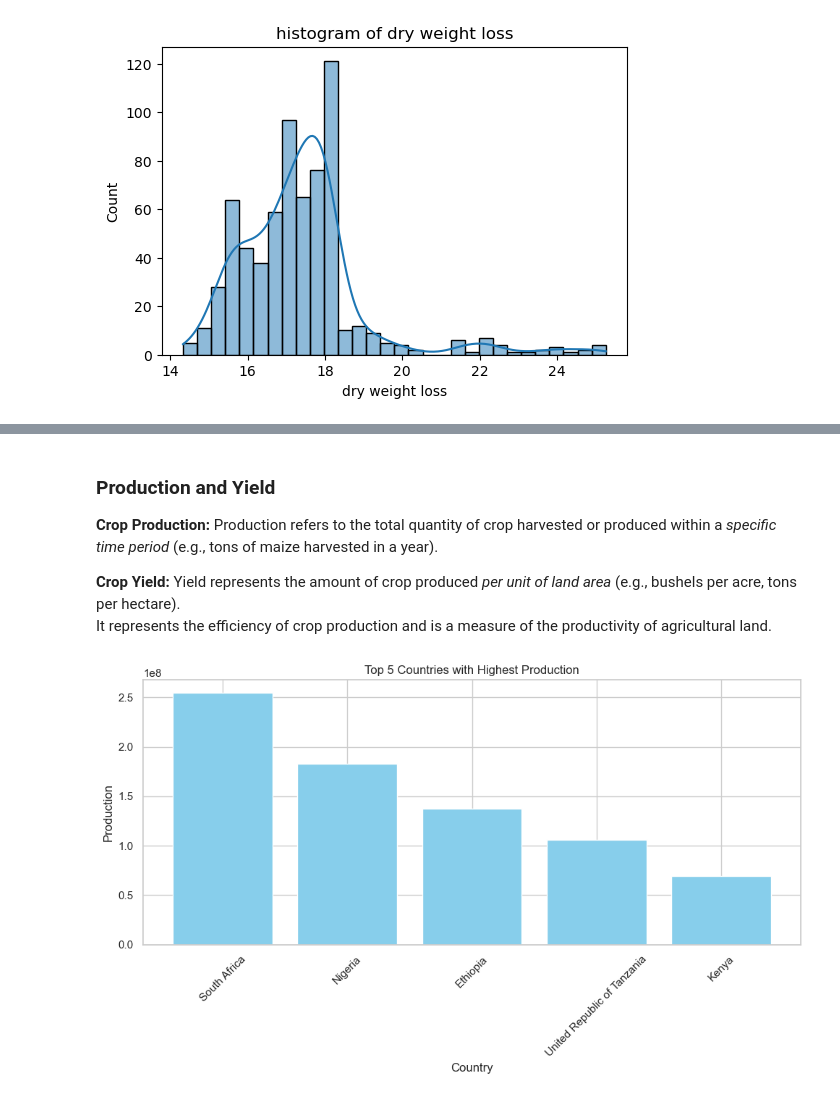
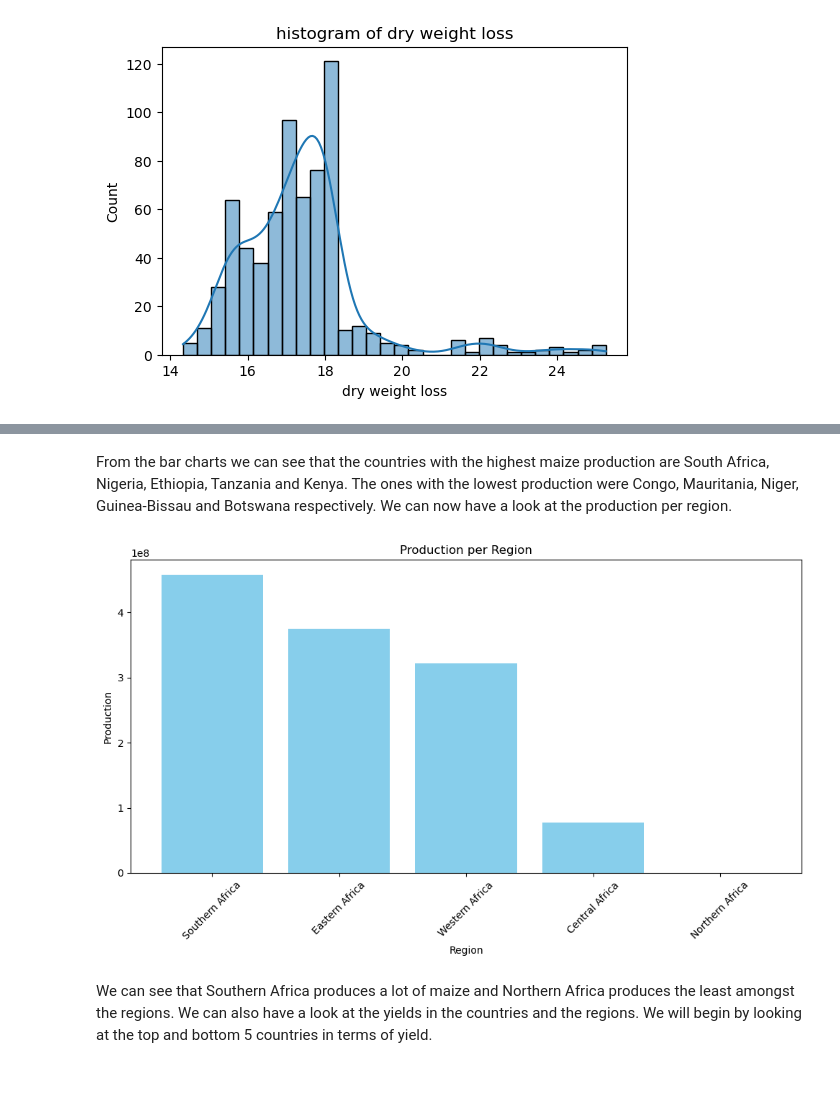
Before and after one commit to Kelvin-Rotich824/Phase_5_Capstone_Project, a Jupyter notebook: Untitled.ipynb, the cells around one changed output, grey strips where cells are left out. Drawn from its saved outputs; the diff is of its cells as text; code cells hidden in the pictures.

```diff
--- a/Untitled.ipynb
+++ b/Untitled.ipynb
@@ -16,0 +116,8 @@ df8 = pd.read_csv("Yield.csv")
+# %%
+# Merging df1 with df4
+data = data.merge(df4,left_on=['country','year'],right_on=['country','year'], how="inner")
+data = data.drop(["Unnamed: 0"],axis = 1)
+# %%
+# Merging df1 with df5
+data = data.merge(df5,left_on=['country','year'],right_on=['country','year'], how="inner")
+data = data.drop(["Unnamed: 0.1", "Unnamed: 0"],axis = 1)
@@ -16,0 +136,4 @@ df8 = pd.read_csv("Yield.csv")
+# %%
+# Merging df1 with df2 which has the target variable
+data = data.merge(df2,left_on=['country','year'],right_on=['country','year'], how="inner")
+data= data.drop(["Unnamed: 0","Unnamed: 0.1","Unnamed: 0.1.1","Unnamed: 0.2"],axis = 1)
@@ -32,5 +153,0 @@ df1.head()
-# %%
-data = df1.merge(df4,left_on=['country','year'],right_on=['country','year'], how="inner")
-data= data.drop(["Unnamed: 0"],axis = 1)
-print(data.shape)
-data.head(10)
@@ -596,36 +672,30 @@ plt.show()
-# %% [markdown]
-### Production and Yield
-
-**Crop Production:** Production refers to the total quantity of crop harvested or produced within a *specific time period* (e.g., tons of maize harvested in a year).<br>
-
-**Crop Yield:** Yield represents the amount of crop produced *per unit of land area* (e.g., bushels per acre, tons per hectare).<br>
-It represents the efficiency of crop production and is a measure of the productivity of agricultural land.<br>
+# %% [markdown]
+From the bar charts we can see that the countries with the highest maize production are South Africa, Nigeria, Ethiopia, Tanzania and Kenya. The ones with the lowest production were Congo, Mauritania, Niger, Guinea-Bissau and Botswana respectively. We can now have a look at the production per region.
 # %%
-### Top 5 countries with highest production
+### Production per Region
 
-# Extracting 'country' and 'Production' columns
-country_production = data[['country', 'Production']]
+# Extracting 'Region' and 'Production' columns
+region_production = data[['Region', 'Production']]
 
-# Grouping by country and summing the production for each country
-country_production_sum = country_production.groupby('country').sum()
+# Grouping by region and summing the production for each country
+region_production_sum = region_production.groupby('Region').sum()
 
-# Sorting the countries by production in descending order
-country_production_sorted = country_production_sum.sort_values(by='Production', ascending=False)
-
-# Selecting the top 5 countries with the highest production
-top_countries = country_production_sorted.head(5)
+# Sorting the regions by production in descending order
+region_production_sorted = region_production_sum.sort_values(by='Production', ascending=False)
 
 # Plotting the bar plot
 plt.figure(figsize=(10, 6))
-plt.bar(top_countries.index, top_countries['Production'], color='skyblue')
-plt.xlabel('Country')
+plt.bar(region_production_sorted.index, region_production_sorted['Production'], color='skyblue')
+plt.xlabel('Region')
 plt.ylabel('Production')
-plt.title('Top 5 Countries with Highest Production')
+plt.title('Production per Region')
 plt.xticks(rotation=45)  # Rotate x-axis labels for better readability
 plt.tight_layout()
 plt.show()
 # %% [output]
-[figure, old version]
+[figure, new version]
+# %% [markdown]
+We can see that Southern Africa produces a lot of maize and Northern Africa produces the least amongst the regions. We can also have a look at the yields in the countries and the regions. We will begin by looking at the top and bottom 5 countries in terms of yield.
 # %%
 ### Top 5 countries with highest yield
 
```
Also changed, not shown: parts of 116 cells of this notebook.
